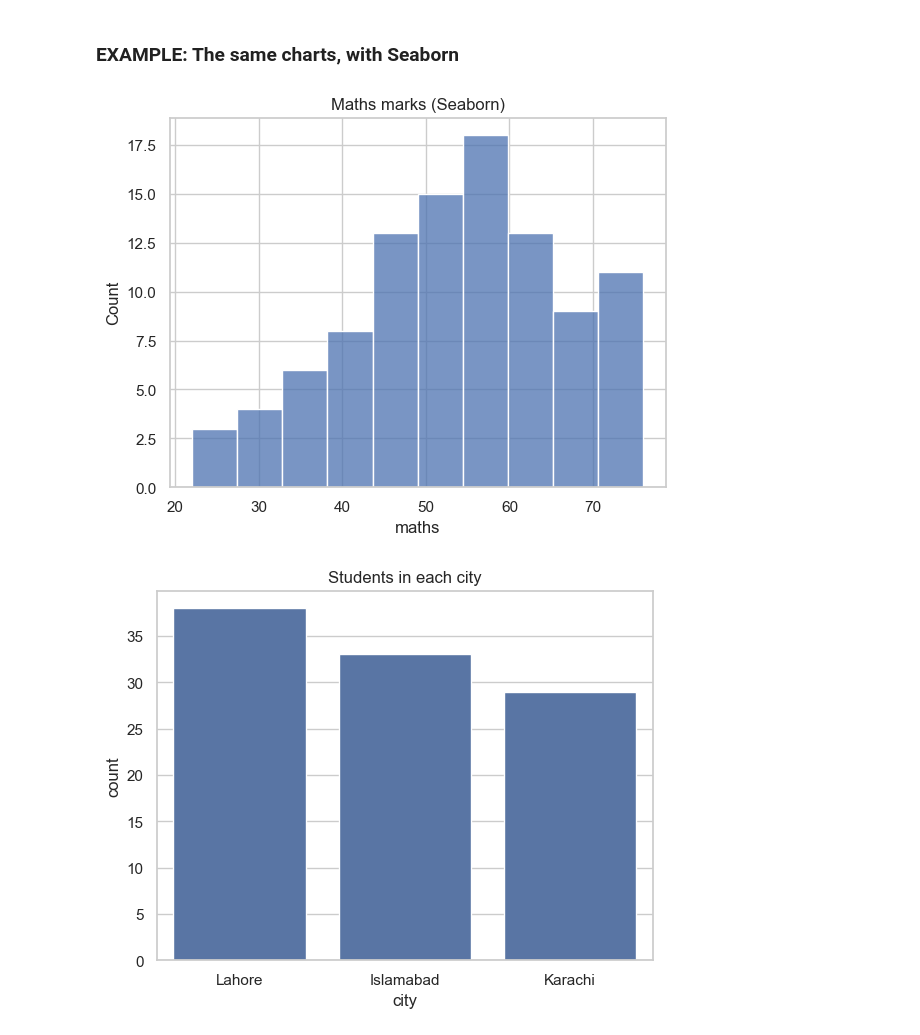
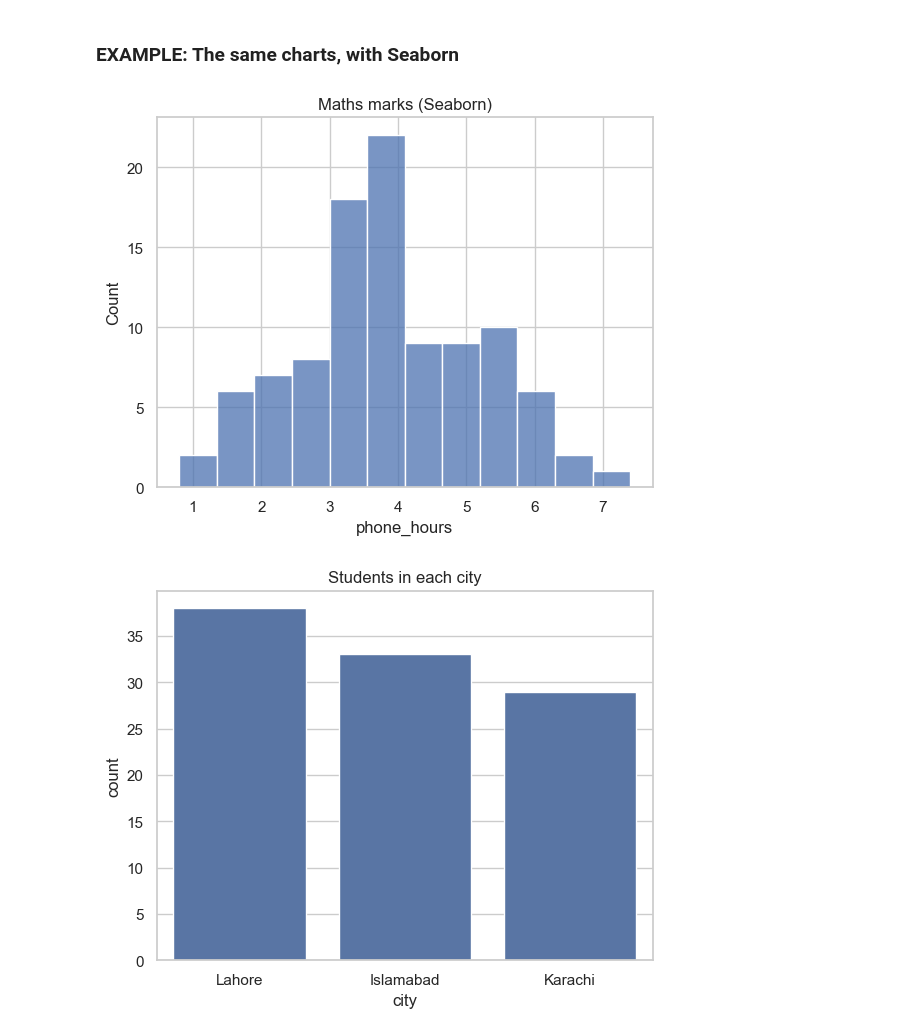
Before and after one commit to sameermakhanii/Python-for-AI-me, a Jupyter notebook: notebooks/Week 4/Day 16/Day_16_Matplotlib_Seaborn.ipynb, the cells around one changed output. Cells and saved outputs as stored; diff of their text form; code cells hidden in the pictures.

```diff
--- a/notebooks/Week 4/Day 16/Day_16_Matplotlib_Seaborn.ipynb
+++ b/notebooks/Week 4/Day 16/Day_16_Matplotlib_Seaborn.ipynb
@@ -316,11 +363,11 @@ Write your code in the cell below.
 # %%
 sns.set_theme(style="whitegrid")
 
-sns.histplot(data=df, x="maths", bins=10)
+sns.histplot(data=df, x="phone_hours", bins=12)
 plt.title("Maths marks (Seaborn)")
 plt.show()
 # %% [output]
-[figure, old version]
+[figure, new version]
 # %%
 sns.countplot(data=df, x="city")       # counts the rows for each city. No value_counts needed
 plt.title("Students in each city")
```
Also changed, not shown: parts of 20 cells of this notebook, 5 other files.
